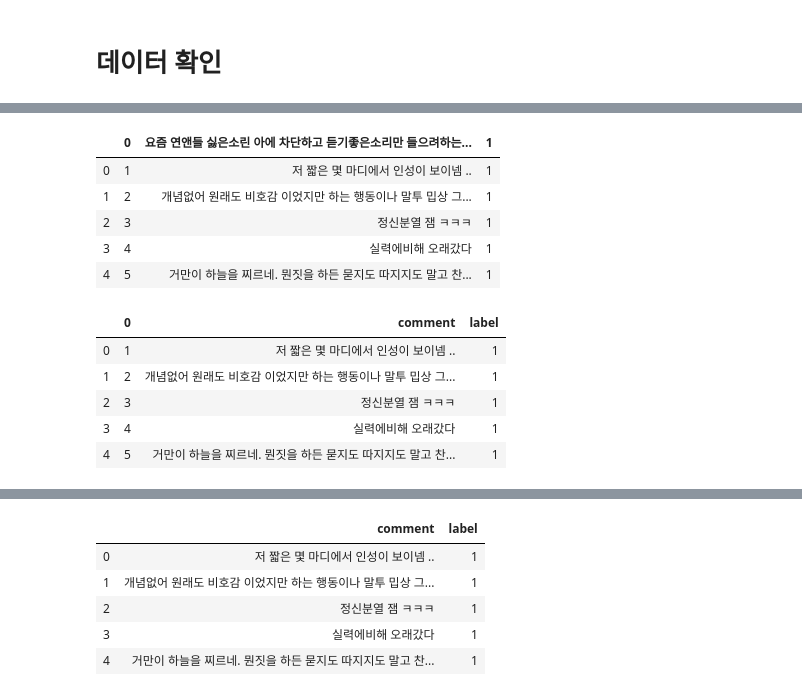
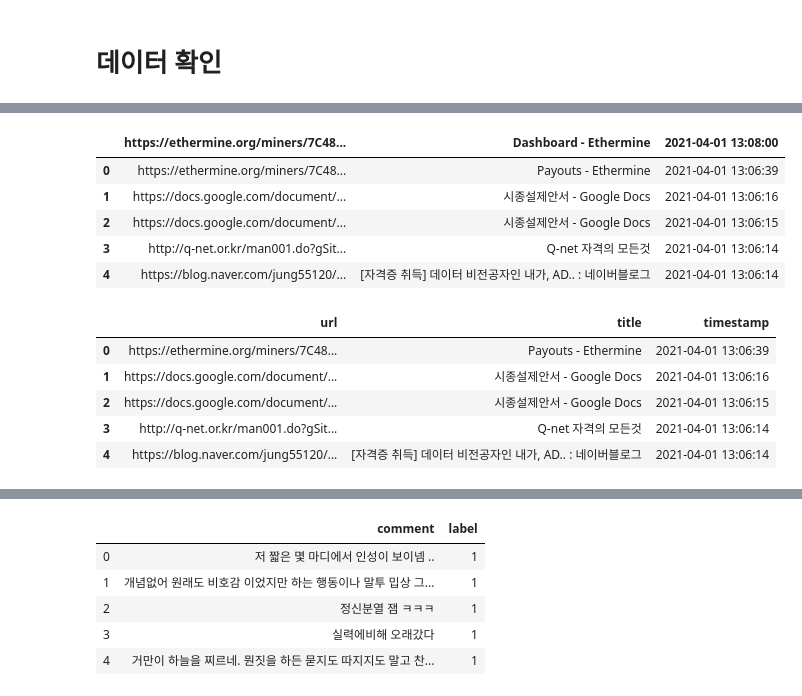
Before and after one commit to Noonsong-carpal-turner-syndrome/movie_status, a Jupyter notebook: model/_Okt_LSTM_model.ipynb, the cells around one changed output, grey strips where cells are left out. Drawn from its saved outputs; the diff is of its cells as text; code cells hidden in the pictures.

```diff
--- a/model/_Okt_LSTM_model.ipynb
+++ b/model/_Okt_LSTM_model.ipynb
@@ -40,20 +15,20 @@ f.close()
 # %%
-dic = pd.read_csv('result_file.csv',encoding = 'UTF-8-sig')
+dic = pd.read_csv('./data/history.csv',encoding = 'UTF-8-sig')
 dic[:5]
 # %% [output]
-|  | 0 | 요즘 연앤들 싫은소린 아에 차단하고 듣기좋은소리만 들으려하는... | 1 |
-| 0 | 1 | 저 짧은 몇 마디에서 인성이 보이넴 .. | 1 |
-| 1 | 2 | 개념없어 원래도 비호감 이었지만 하는 행동이나 말투 밉상 그... | 1 |
-| 2 | 3 | 정신분열 잼 ㅋㅋㅋ | 1 |
-| 3 | 4 | 실력에비해 오래갔다 | 1 |
-| 4 | 5 | 거만이 하늘을 찌르네. 뭔짓을 하든 묻지도 따지지도 말고 찬... | 1 |
+|  | https://ethermine.org/miners/7C48... | Dashboard - Ethermine | 2021-04-01 13:08:00 |
+| 0 | https://ethermine.org/miners/7C48... | Payouts - Ethermine | 2021-04-01 13:06:39 |
+| 1 | https://docs.google.com/document/... | 시종설제안서 - Google Docs | 2021-04-01 13:06:16 |
+| 2 | https://docs.google.com/document/... | 시종설제안서 - Google Docs | 2021-04-01 13:06:15 |
+| 3 | http://q-net.or.kr/man001.do?gSit... | Q-net 자격의 모든것 | 2021-04-01 13:06:14 |
+| 4 | https://blog.naver.com/jung55120/... | [자격증 취득] 데이터 비전공자인 내가, AD.. : 네이버블로그 | 2021-04-01 13:06:14 |
 # %%
-dic.columns = ['0', 'comment', 'label']
+dic.columns = ['url', 'title', 'timestamp']
 dic[:5]
 # %% [output]
-|  | 0 | comment | label |
-| 0 | 1 | 저 짧은 몇 마디에서 인성이 보이넴 .. | 1 |
-| 1 | 2 | 개념없어 원래도 비호감 이었지만 하는 행동이나 말투 밉상 그... | 1 |
-| 2 | 3 | 정신분열 잼 ㅋㅋㅋ | 1 |
-| 3 | 4 | 실력에비해 오래갔다 | 1 |
-| 4 | 5 | 거만이 하늘을 찌르네. 뭔짓을 하든 묻지도 따지지도 말고 찬... | 1 |
+|  | url | title | timestamp |
+| 0 | https://ethermine.org/miners/7C48... | Payouts - Ethermine | 2021-04-01 13:06:39 |
+| 1 | https://docs.google.com/document/... | 시종설제안서 - Google Docs | 2021-04-01 13:06:16 |
+| 2 | https://docs.google.com/document/... | 시종설제안서 - Google Docs | 2021-04-01 13:06:15 |
+| 3 | http://q-net.or.kr/man001.do?gSit... | Q-net 자격의 모든것 | 2021-04-01 13:06:14 |
+| 4 | https://blog.naver.com/jung55120/... | [자격증 취득] 데이터 비전공자인 내가, AD.. : 네이버블로그 | 2021-04-01 13:06:14 |
```
Also changed, not shown: parts of 2 cells of this notebook, 1 other file.
